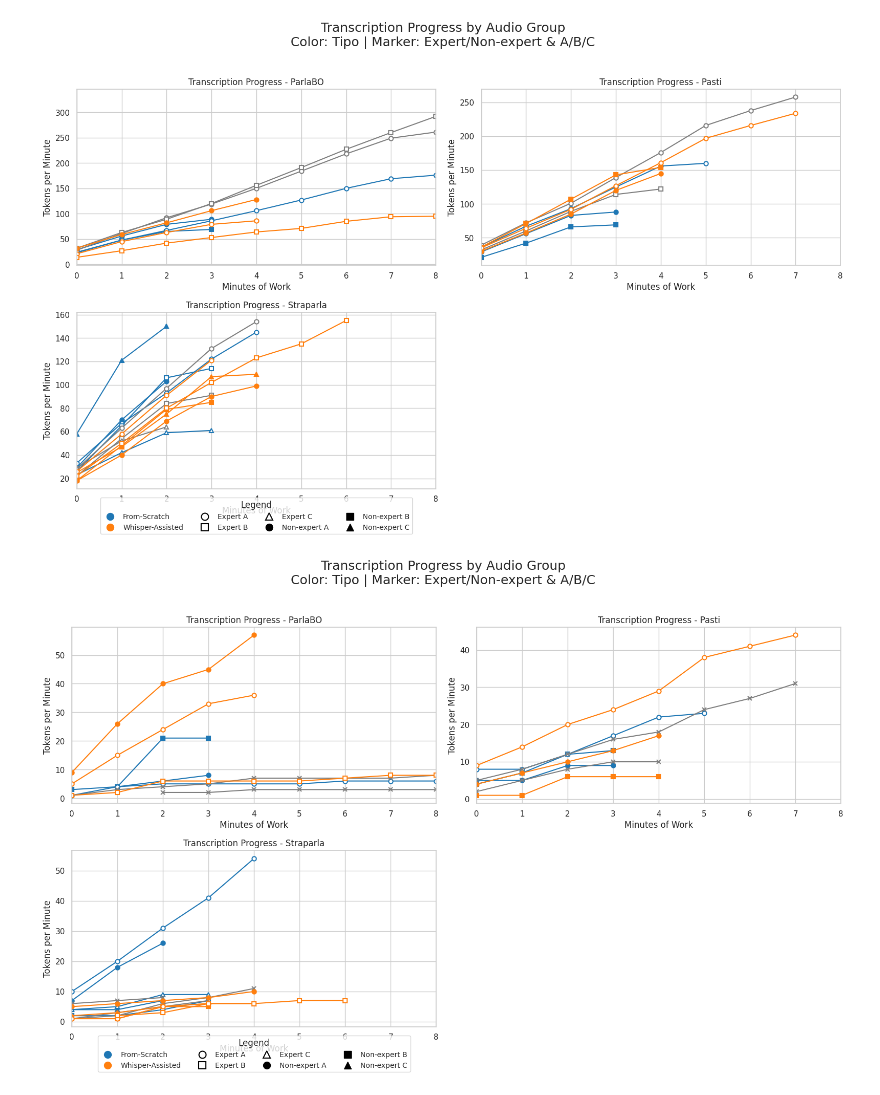
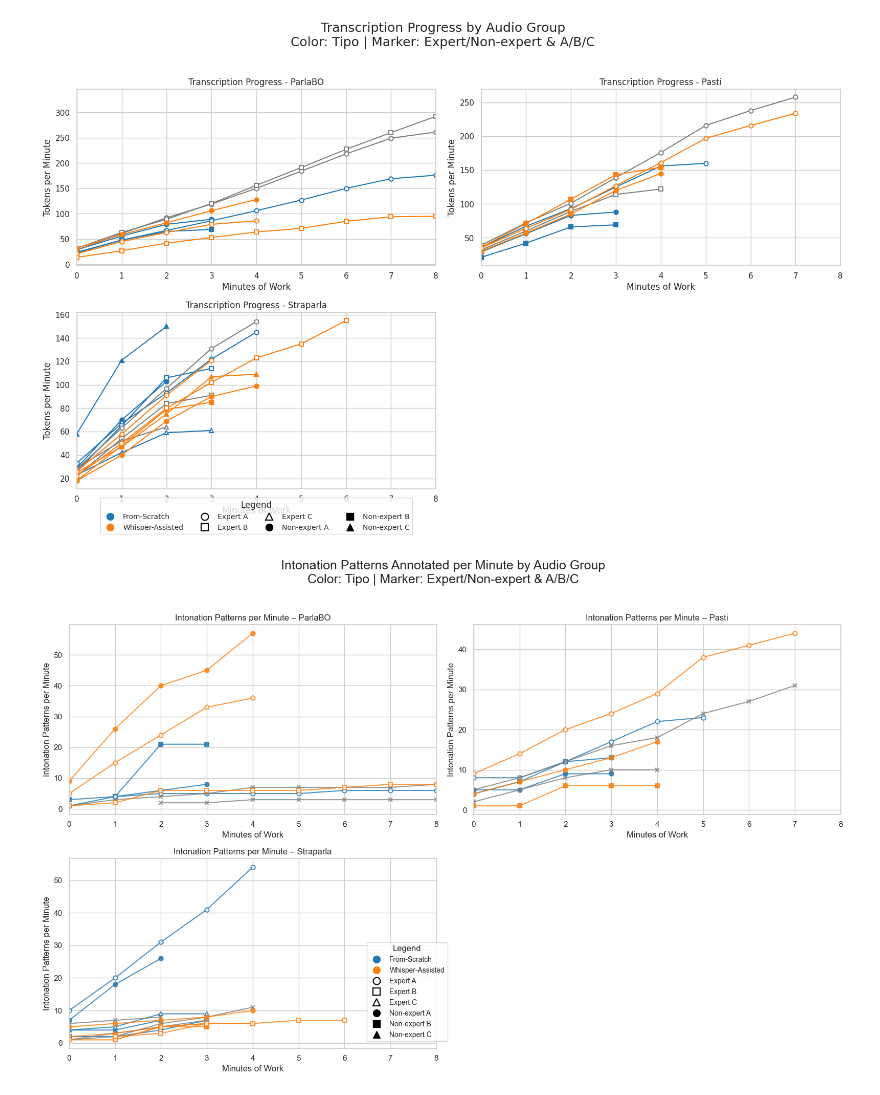
Before and after one commit to LaboratorioSperimentale/asr-assisted-transcription, a Jupyter notebook: data_analysis/prova_ludovica.ipynb, the cells around one changed output. Cells and saved outputs as stored; diff of their text form; code cells hidden in the pictures.

Commit message:
intonation patterns updated

```diff
--- a/data_analysis/prova_ludovica.ipynb
+++ b/data_analysis/prova_ludovica.ipynb
@@ -314,16 +314,18 @@ plt.show()
 # %% [output]
 [figure]
 # %%
+df = pd.read_csv("../data/output/stats.csv", delimiter="\t")
+
 # Grouped statistics
 grouped_stats = df.groupby(['Tipo', 'Esperto', 'Audio']).mean(numeric_only=True).reset_index()
 
-# Melt the token-per-minute columns
+# Melt the intonation-patterns-per-minute columns
 melted = pd.melt(
     grouped_stats,
     id_vars=['Tipo', 'Esperto', 'Audio'],
     value_vars=[f"intonation_patterns_min::{i}" for i in range(0, 11)],
     var_name='Time',
-    value_name='TranscribedTokens'
+    value_name='IntonationPatterns'
 )
 melted['Minutes'] = melted['Time'].str.extract('(\d+)').astype(int)
 
@@ -374,42 +376,50 @@ for i, group in enumerate(unique_groups, 1):
         facecolor = 'white' if fill == 'none' else color
         edgecolor = color
 
-        # Replace zeros with NaN to skip plotting them
-        y_vals = np.where(grp['TranscribedTokens'] > 0, grp['TranscribedTokens'], np.nan)
+        y_vals = np.where(grp['IntonationPatterns'] > 0, grp['IntonationPatterns'], np.nan)
 
         plt.plot(
             grp['Minutes'],
             y_vals,
             label=label,
             color=color,
             marker=marker,
             markerfacecolor=facecolor,
             markeredgecolor=edgecolor,
             markeredgewidth=1.5,
-            linestyle='-'
+            linestyle='-',
+            alpha=0.8  # Added transparency
         )
-    plt.title(f"Transcription Progress - {group}")
+    plt.title(f"Intonation Patterns per Minute – {group}")
     plt.xlabel("Minutes of Work")
-    plt.ylabel("Tokens per Minute")
+    plt.ylabel("Intonation Patterns per Minute")
     plt.xlim(0, 8)
     plt.grid(True)
-    plt.tight_layout()
 
 # Custom legend
 legend_elements = [
     Line2D([0], [0], marker='o', color='tab:blue', label='From-Scratch', markersize=10, linestyle=''),
     Line2D([0], [0], marker='o', color='tab:orange', label='Whisper-Assisted', markersize=10, linestyle=''),
     Line2D([0], [0], marker='o', color='black', markerfacecolor='white', markeredgewidth=1.5, label='Expert A', linestyle='', markersize=10),
     Line2D([0], [0], marker='s', color='black', markerfacecolor='white', markeredgewidth=1.5, label='Expert B', linestyle='', markersize=10),
     Line2D([0], [0], marker='^', color='black', markerfacecolor='white', markeredgewidth=1.5, label='Expert C', linestyle='', markersize=10),
     Line2D([0], [0], marker='o', color='black', markerfacecolor='black', label='Non-expert A', linestyle='', markersize=10),
     Line2D([0], [0], marker='s', color='black', markerfacecolor='black', label='Non-expert B', linestyle='', markersize=10),
     Line2D([0], [0], marker='^', color='black', markerfacecolor='black', label='Non-expert C', linestyle='', markersize=10),
 ]
 
-plt.legend(handles=legend_elements, loc='upper center', bbox_to_anchor=(0.5, -0.03), ncol=4, fontsize='small', title="Legend")
-plt.suptitle("Transcription Progress by Audio Group\nColor: Tipo | Marker: Expert/Non-expert & A/B/C", fontsize=18, y=1.02)
+plt.legend(
+    handles=legend_elements,
+    loc='lower right',  # Moves it to the bottom-right
+    bbox_to_anchor=(1.05, 0),  # Just outside the plot
+    borderaxespad=1,
+    ncol=1,
+    fontsize='small',
+    title="Legend"
+)
+
+plt.suptitle("Intonation Patterns Annotated per Minute by Audio Group\nColor: Tipo | Marker: Expert/Non-expert & A/B/C", fontsize=18, y=1.02)
 plt.tight_layout()
 plt.show()
 # %% [output]
-[figure, old version]
+[figure, new version]
```
